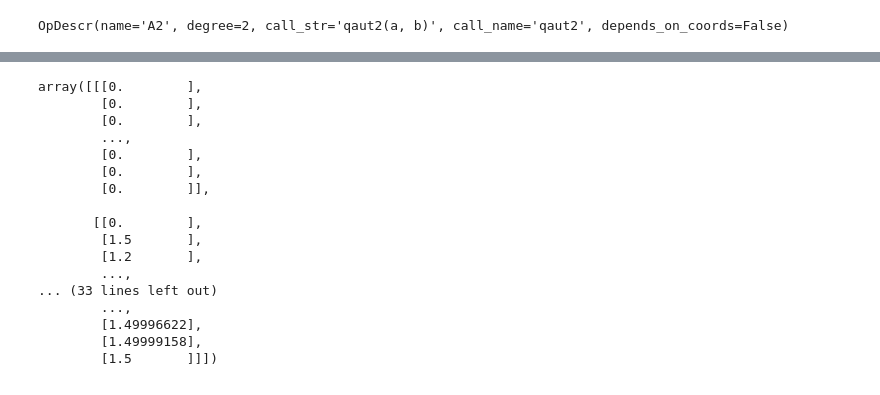
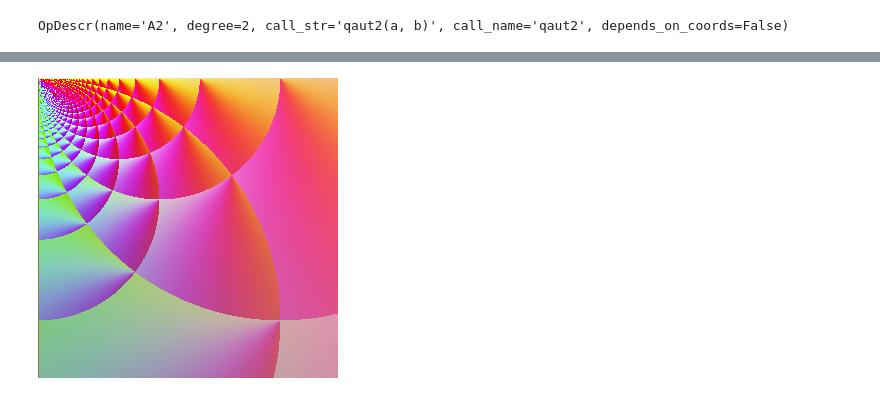
Before and after one commit to JohnMount/Gart, a Jupyter notebook: py/img_example.ipynb, the cells around one changed output, grey strips where cells are left out. Saved outputs shown, nothing was run; the diff lists cells and outputs as text; code cells hidden in the pictures.

```diff
--- a/py/img_example.ipynb
+++ b/py/img_example.ipynb
@@ -38,14 +40,14 @@ op_tree[0]
 # %% [output]
 OpDescr(name='A2', degree=2, call_str='qaut2(a, b)', call_name='qaut2', depends_on_coords=False)
 # %%
-# build image tensors
+# build data tensors
 x_vec = np.linspace(start=0, stop=1, num=width)
 y_vec = np.linspace(start=0, stop=1, num=height)
 z_vec = np.zeros(1)
 
-x = np.zeros(img_shape)
-y = np.zeros(img_shape)
-z = np.zeros(img_shape)
+x = np.zeros(data_shape)
+y = np.zeros(data_shape)
+z = np.zeros(data_shape)
 
 for xi in range(width):
     for yi in range(height):
@@ -54,4 +56,4 @@ for xi in range(width):
             y[xi][yi][zi] = y_vec[yi]
             z[xi][yi][zi] = z_vec[zi]
 # %%
-res = r_dispatch(op_tree, img_shape=img_shape)
+res = r_dispatch(op_tree, data_shape=data_shape)
@@ -100,20 +62,25 @@ array([[[0.        ],
-# %%
-res.q.e
-# %% [output]
-array([[[0.        ],
-        [0.        ],
-        [0.        ],
-        ...,
-        [0.        ],
-        [0.        ],
-        [0.        ]],
-
-       [[0.        ],
-        [1.5       ],
-        [1.2       ],
-        ...,
-... (33 lines left out)
-        ...,
-        [1.49996622],
-        [1.49999158],
-        [1.5       ]]])
+# %%
+# define image shape
+image_shape = (width, height, 3)
+# copy result into image
+img_tensor = np.zeros(image_shape)
+for xi in range(width):
+    for yi in range(height):
+        img_tensor[xi][yi][0] = res_q.i[xi][yi][0]
+        img_tensor[xi][yi][1] = res_q.j[xi][yi][0]
+        img_tensor[xi][yi][2] = res_q.k[xi][yi][0]
+# %%
+# move to 0 to 255 integers
+img_tensor = np.round(256 / (1 + np.exp(-img_tensor)))
+img_tensor = np.minimum(img_tensor, 255)
+img_tensor = np.maximum(img_tensor, 0)
+# %%
+img = Image.new("RGB", size=(width, height))
+pixels = []
+for xi in range(width):
+    for yi in range(height):
+        pixels.append((int(img_tensor[xi][yi][0]), int(img_tensor[xi][yi][1]), int(img_tensor[xi][yi][2])))
+img.putdata(pixels)
+display(img)
+# %% [output]
+[figure, added]
```
Also changed, not shown: parts of 4 cells of this notebook, 1 other file.
